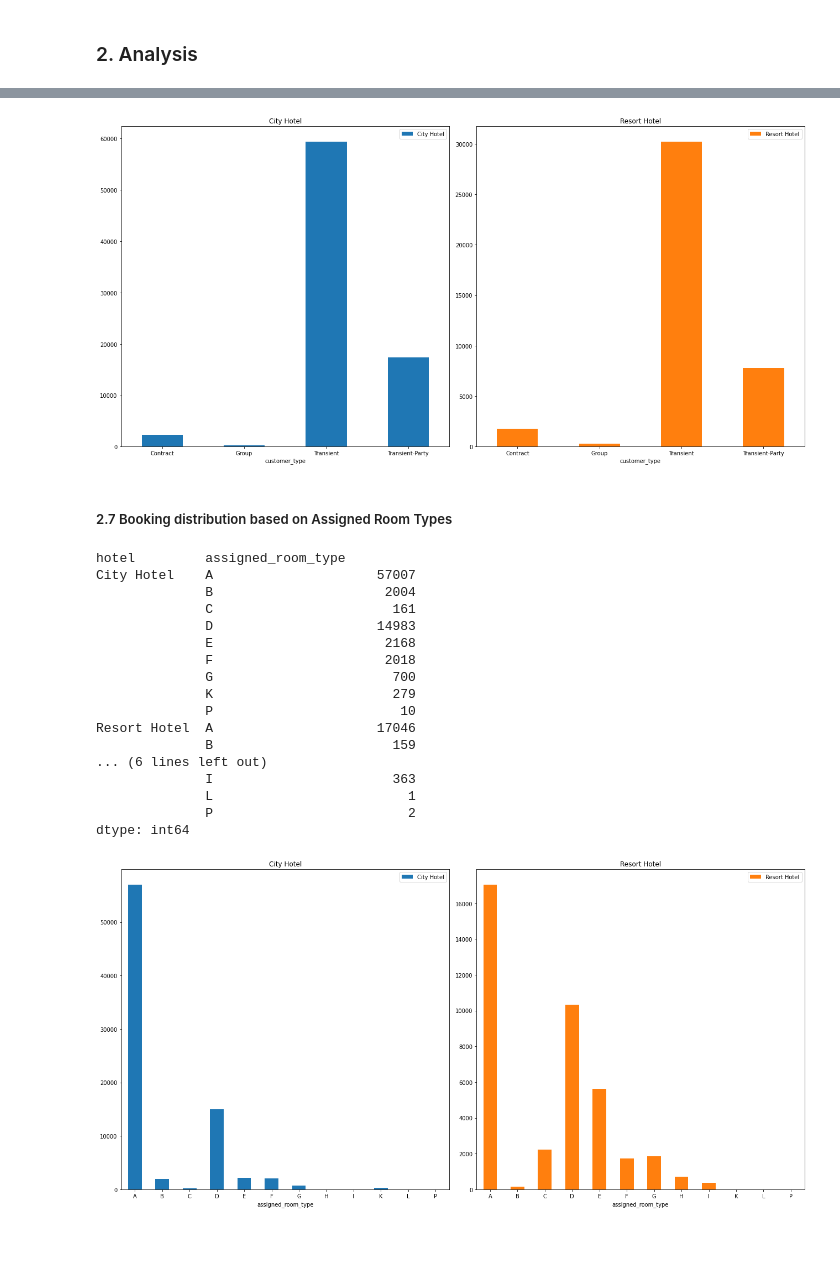
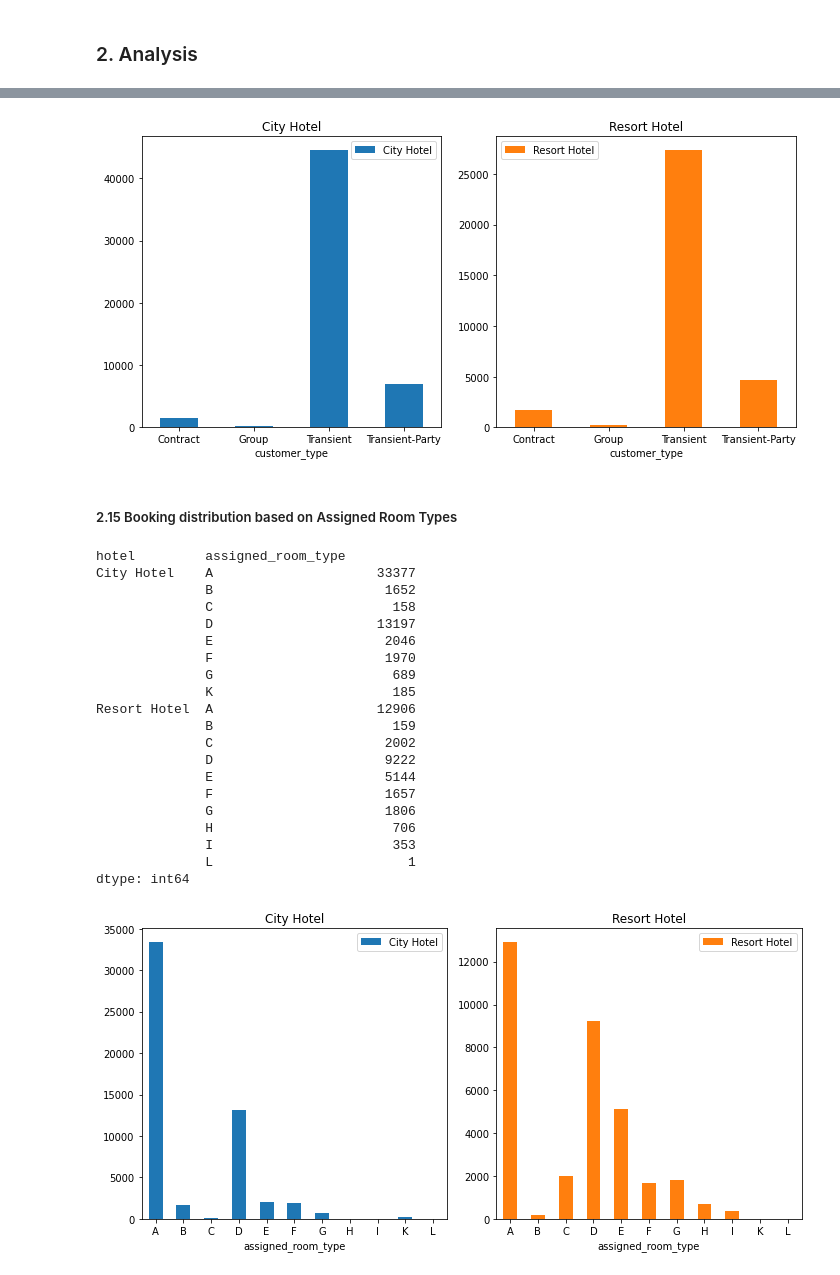
Before and after one commit to codes-by-vamshi/EDA-HotelBooking, a Jupyter notebook: Hotel Booking Analysis.ipynb, the cells around one changed output, grey strips where cells are left out. Saved outputs shown, nothing was run; the diff lists cells and outputs as text; code cells hidden in the pictures; blank space fills up the shorter version.

```diff
--- a/Hotel Booking Analysis.ipynb
+++ b/Hotel Booking Analysis.ipynb
@@ -10,7 +18,7 @@ import seaborn as sns
 # %% [markdown]
 ##### 1.1 Reading csv file as a DataFrame using Pandas
 # %%
-df_hotel = pd.read_csv("./Hotel Bookings.csv")
+df_hotel = pd.read_csv("/content/Hotel Bookings.csv")
 df_hotel.head()
 # %% [output]
 |  | hotel | is_canceled | lead_time | arrival_date_year | arrival_date_month | arrival_date_week_number | ... |
@@ -97,0 +94,9 @@ dtype: int64
+# %%
+## Checking for Number of duplicate rows
+duplicateRow = df_hotel[df_hotel.duplicated()].shape
+print("No. of duplicate Entries",duplicateRow[0])
+
+## Dropping duplicates
+df_hotel.drop_duplicates(inplace=True)
+duplicateRow = df_hotel[df_hotel.duplicated()].shape
+print("No. of duplicate Entries after removing are", duplicateRow[0])
@@ -97,0 +108,9 @@ dtype: int64
+# %%
+## Checking for Entries with no people
+noPeopleRow = df_hotel[df_hotel['adults'] + df_hotel['babies'] + df_hotel['children'] == 0].shape
+print("No. of entries with no People", noPeopleRow[0])
+
+## Removing those Entries
+df_hotel.drop(df_hotel[df_hotel['adults'] + df_hotel['babies'] + df_hotel['children'] == 0].index,inplace=True)
+noPeopleRow = df_hotel[df_hotel['adults'] + df_hotel['babies'] + df_hotel['children'] == 0].shape
+print("No. of entries with no People after cleaning", noPeopleRow[0])
@@ -99,0 +279,3 @@ dtype: int64
+# %%
+df_hotel['total_nights'] = df_hotel['stays_in_weekend_nights'] + df_hotel['stays_in_week_nights']
+df_hotel.head()
@@ -279,34 +527,37 @@ Resort Hotel  Contract            1776
 dtype: int64
 # %%
-ax = df.unstack(level=0).plot(kind='bar', subplots=True, rot=0, figsize=(18, 9), layout=(1, 2))
+ax = df.unstack(level=0).plot(kind='bar', subplots=True, rot=0, figsize=(10, 5), layout=(1, 2))
 plt.tight_layout()
 # %% [output]
-[figure, old version]
+[figure, new version]
 # %% [markdown]
-##### 2.7 Booking distribution based on Assigned Room Types
+##### 2.15 Booking distribution based on Assigned Room Types
 # %%
 df = df_hotel.groupby(['hotel','assigned_room_type']).size()
 df
 # %% [output]
 hotel         assigned_room_type
-City Hotel    A                     57007
-              B                      2004
-              C                       161
-              D                     14983
-              E                      2168
-              F                      2018
-              G                       700
-              K                       279
-              P                        10
-Resort Hotel  A                     17046
+City Hotel    A                     33377
+              B                      1652
+              C                       158
+              D                     13197
+              E                      2046
+              F                      1970
+              G                       689
+              K                       185
+Resort Hotel  A                     12906
               B                       159
-... (6 lines left out)
-              I                       363
+              C                      2002
+              D                      9222
+              E                      5144
+              F                      1657
+              G                      1806
+              H                       706
+              I                       353
               L                         1
-              P                         2
 dtype: int64
 # %%
-ax = df.unstack(level=0).plot(kind='bar', subplots=True, rot=0, figsize=(18, 9), layout=(1, 2))
+ax = df.unstack(level=0).plot(kind='bar', subplots=True, rot=0, figsize=(10, 5), layout=(1, 2))
 plt.tight_layout()
 # %% [output]
-[figure, old version]
+[figure, new version]
```
Also changed, not shown: parts of 69 cells of this notebook.
